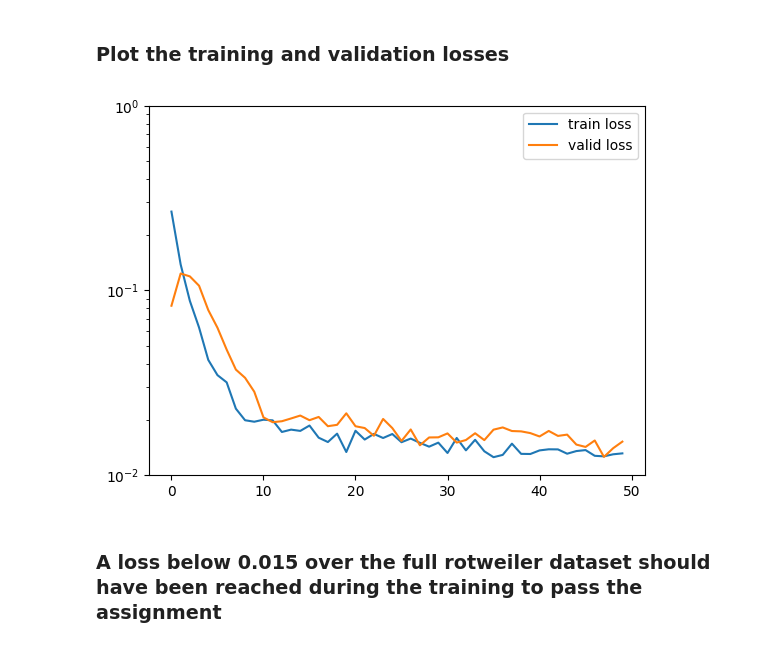
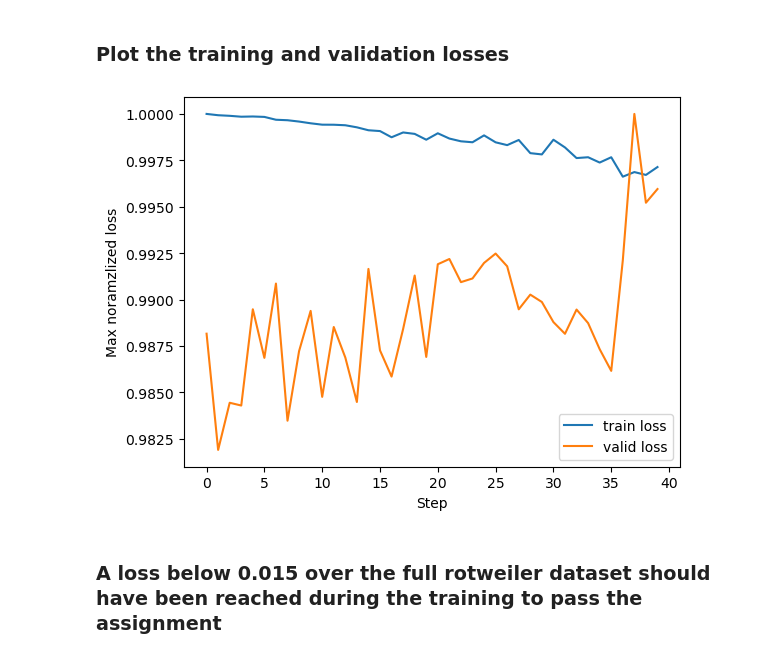
Before and after one commit to LiorAvrahami/smfish_spot_detection, a Jupyter notebook: neural_network/spot_classifier.ipynb, the cells around one changed output. Saved outputs shown, nothing was run; the diff lists cells and outputs as text; code cells hidden in the pictures.

```diff
--- a/neural_network/spot_classifier.ipynb
+++ b/neural_network/spot_classifier.ipynb
@@ -234,5 +235,5 @@ def train_valid_loop(net, train_dl, valid_dl, Nepochs, learning_rate=0.001):
     return train_loss, valid_loss
 # %%
 np.random.seed(0)
-train_loss, valid_loss = train_valid_loop(net, train_dl, valid_dl, Nepochs=3, learning_rate=1e-3)
+train_loss, valid_loss = train_valid_loop(net, valid_dl, batch_size=2000, Nepochs=40, learning_rate=1e-3)
 # %% [output]
@@ -247,14 +260,16 @@ net.load_state_dict(torch.load('saved_model.pt',map_location=torch.device('cpu')
 ### Plot the training and validation losses
 # %%
 fig, axes = plt.subplots()
-axes.plot(range(len(train_loss)),train_loss,label='train loss')
-axes.plot(range(len(valid_loss)),valid_loss,label='valid loss')
-axes.set_yscale('log')
-axes.set_ylim([1e-2,1e0])
+axes.plot(range(len(train_loss)),train_loss/np.max(train_loss),label='train loss')
+axes.plot(range(len(valid_loss)),valid_loss/np.max(valid_loss),label='valid loss')
+# axes.set_yscale('log')
+axes.set_xlabel("Step")
+axes.set_ylabel("Max noramzlized loss")
+# axes.set_ylim([1e-2,1e0])
 axes.legend()
 plt.show()
 # %% [output]
-[figure, old version]
+[figure, new version]
 # %% [markdown]
 ### A loss below 0.015 over the full rotweiler dataset should have been reached during the training to pass the assignment
 # %%
```
Also changed, not shown: parts of 8 cells of this notebook, 1 other file.
